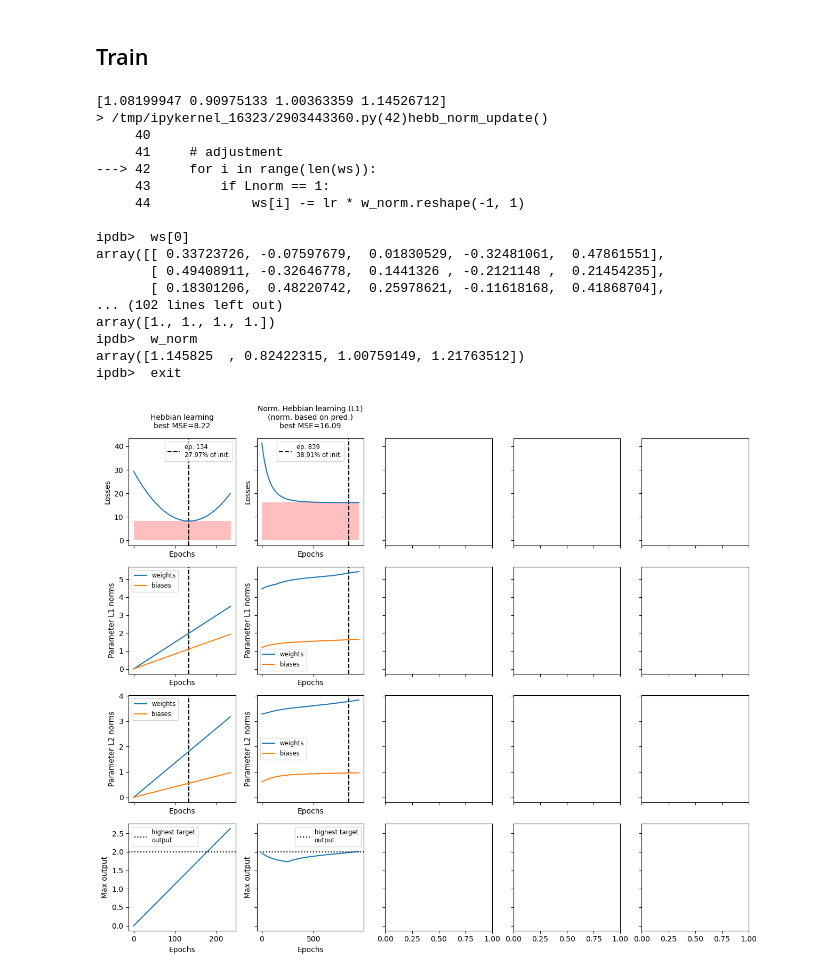
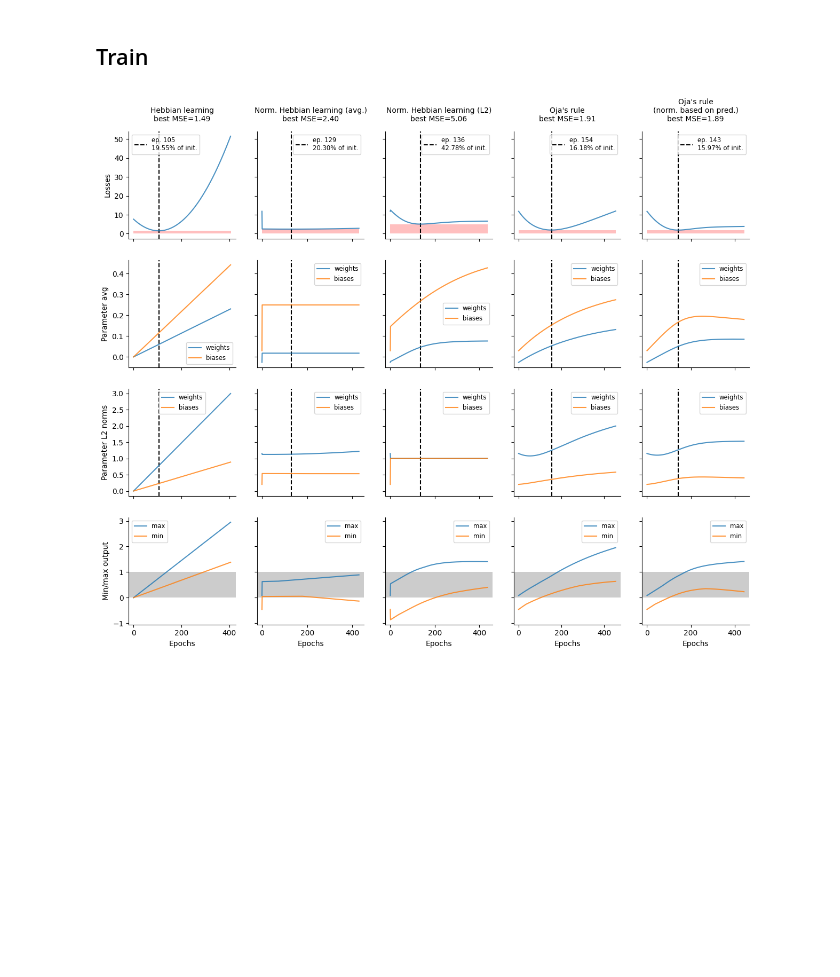
Before and after one commit to colleenjg/misc_code, a Jupyter notebook: notebooks/local_supervised_learning.ipynb, the cells around one changed output. Saved outputs shown, nothing was run; the diff lists cells and outputs as text; code cells hidden in the pictures; blank space fills up the shorter version.

Commit message:
Debugged normalized Hebbian learning.

```diff
--- a/notebooks/local_supervised_learning.ipynb
+++ b/notebooks/local_supervised_learning.ipynb
@@ -19,3 +11,12 @@ SEED = None
+# %%
+N_Is = [5, 6, 3]
+N_O = 4
+N_EX = 20
+MAX_EPOCHS = 3000
+INIT = 0.1
+ALPHA = 1.0
+
+SEED = None
 # %% [markdown]
 ## Functions
 # %%
@@ -29,7 +30,11 @@ def mse_loss(targ, pred):
     return ((targ - pred) ** 2).mean()
 
 def weight_norm(ws, Lnorm=2):
-    return np.sum([np.linalg.norm(w, ord=Lnorm) for w in ws])
+    if Lnorm == "avg":
+        norm = np.mean([w.mean() for w in ws])
+    else:
+        norm = np.sum([np.linalg.norm(w.reshape(-1), ord=Lnorm) for w in ws])
+    return norm
 
 def calc_all_losses(all_Is, ws, all_Os, b=None):
     loss = 0
@@ -37,6 +42,9 @@ def calc_all_losses(all_Is, ws, all_Os, b=None):
         loss += mse_loss(Os, calc_output(Is, ws, b=b))
     return loss
 
+def calc_min_output(all_Is, ws, b=None):
+    return min([calc_output(Is, ws, b=b).min() for Is in all_Is])
+
 def calc_max_output(all_Is, ws, b=None):
     return max([calc_output(Is, ws, b=b).max() for Is in all_Is])
 # %%
@@ -124,7 +117,7 @@ def oja_update(Is, ws, O, lr=1e-4, b=None, norm_pred=False):
 # %%
 RULES = {
     "hebb": ("Hebbian learning", hebb_update),
-    "hebb_L1_norm": ("Norm. Hebbian learning (L1)\n(norm. based on pred.)", hebb_norm_update),
+    "hebb_avg_norm": ("Norm. Hebbian learning (avg.)", hebb_norm_update),
     "hebb_L2_norm": ("Norm. Hebbian learning (L2)", hebb_norm_update),
     "oja": ("Oja's rule", oja_update),
     "oja_pred": ("Oja's rule\n(norm. based on pred.)", oja_update),
@@ -251,30 +245,18 @@ def polish_axes(axes):
         sub_ax.set_xlabel("")
     for sub_ax in axes[:, 1:].ravel():
         sub_ax.set_ylabel("")
-# %%
-fig, axes = plt.subplots(4, len(RULES), sharex="col", sharey="row", figsize=(3 * len(RULES), 12))
-
-all_Is, all_Os = init_data(n_Is=N_Is, n_O=N_O, n_ex=N_EX, seed=SEED, O_factor=2)
-for r, rule in enumerate(RULES.keys()):
-    run_rule(all_Is, all_Os, ax1D=axes[:, r], rule=rule, seed=SEED, max_epochs=3000)
-
-polish_axes(axes)
-# %% [output]
-[1.08199947 0.90975133 1.00363359 1.14526712]
-> /tmp/ipykernel_16323/2903443360.py(42)hebb_norm_update()
-     40
-     41     # adjustment
----> 42     for i in range(len(ws)):
-     43         if Lnorm == 1:
-     44             ws[i] -= lr * w_norm.reshape(-1, 1)
-
-ipdb>  ws[0]
-array([[ 0.33723726, -0.07597679,  0.01830529, -0.32481061,  0.47861551],
-       [ 0.49408911, -0.32646778,  0.1441326 , -0.2121148 ,  0.21454235],
-       [ 0.18301206,  0.48220742,  0.25978621, -0.11618168,  0.41868704],
-... (102 lines left out)
-array([1., 1., 1., 1.])
-ipdb>  w_norm
-array([1.145825  , 0.82422315, 1.00759149, 1.21763512])
-ipdb>  exit
-[figure, removed]
+# %%
+fig, axes = plt.subplots(4, len(RULES), sharex="col", sharey="row", figsize=(3 * len(RULES), 12))
+
+if SEED is None:
+    seed = np.random.randint(2**32 - 1)
+
+all_records = dict()
+
+all_Is, all_Os = init_data(n_Is=N_Is, n_O=N_O, n_ex=N_EX, seed=seed, O_factor=1)
+for r, rule in enumerate(RULES.keys()):
+    all_records[rule], _ = run_rule(all_Is, all_Os, ax1D=axes[:, r], rule=rule, seed=seed, max_epochs=MAX_EPOCHS)
+
+polish_axes(axes)
+# %% [output]
+[figure, added]
```
Also changed, not shown: parts of 3 cells of this notebook.
